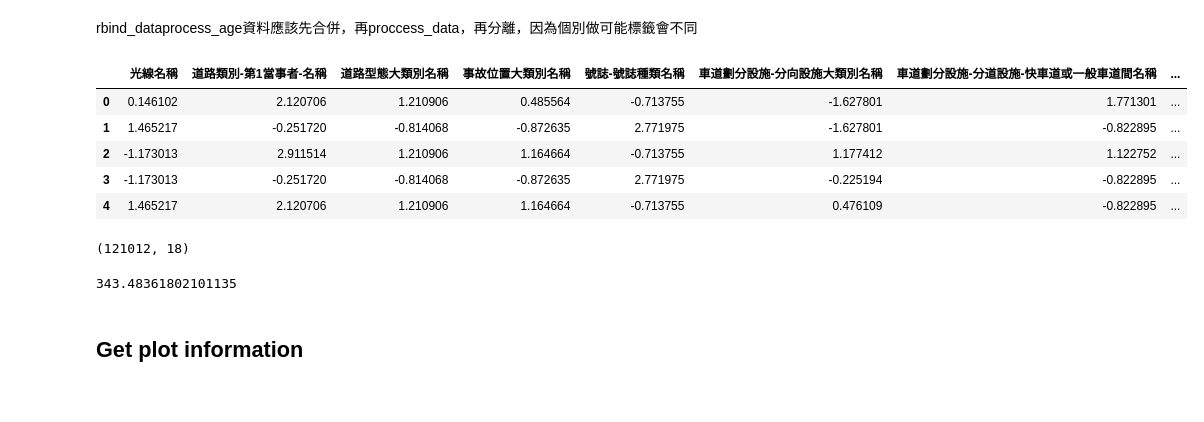
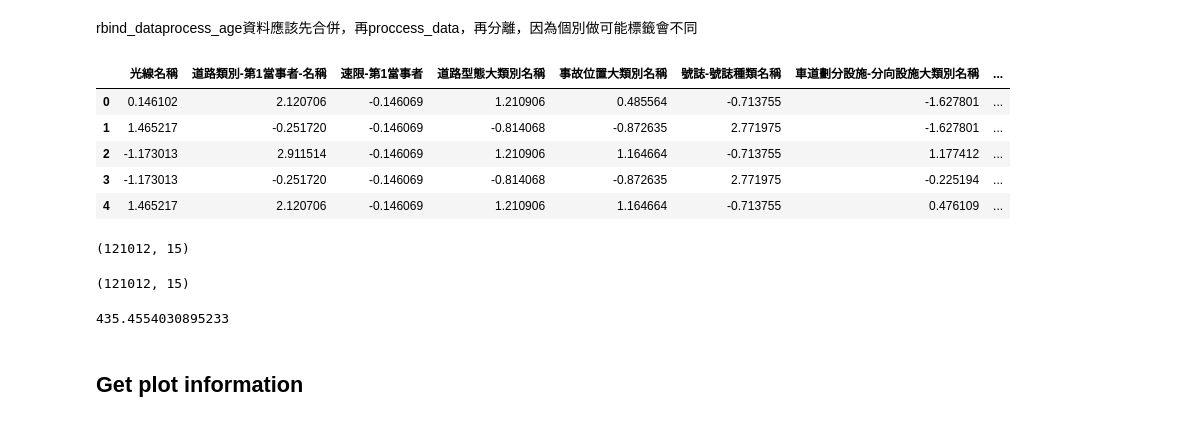
Before and after one commit to kennywang112/TrafficTDApython, a Jupyter notebook: 道路分析.ipynb, the cells around one changed output. Cells and saved outputs as stored; diff of their text form; code cells hidden in the pictures.

```diff
--- a/道路分析.ipynb
+++ b/道路分析.ipynb
@@ -50,89 +56,72 @@ def preprocess(input_data, select_lst, sample = 592):
 
 # List of columns to select
 select_lst = [
     '光線名稱',
     '道路類別-第1當事者-名稱',
-    # '速限-第1當事者', #'道路障礙-視距品質名稱', # 和速限共線
+    '速限-第1當事者', #'道路障礙-視距品質名稱', # 和速限共線
     '道路型態大類別名稱', '事故位置大類別名稱',
     # '路面狀況-路面鋪裝名稱', '路面狀況-路面缺陷名稱', '道路障礙-障礙物名稱', # 分類幾乎都是無缺陷
     '號誌-號誌種類名稱',
     '車道劃分設施-分向設施大類別名稱', '車道劃分設施-分道設施-快車道或一般車道間名稱',
     '車道劃分設施-分道設施-快慢車道間名稱', '車道劃分設施-分道設施-路面邊線名稱',
     '事故類型及型態大類別名稱',
     '死亡受傷人數',
     '經度', '緯度',
 ]
 
 dist_dfA1 = preprocess(dataA1, select_lst, sample = 592)
 dist_dfA2 = preprocess(dataA2, select_lst, sample = 20000) # 120420
 
-
 rbind_data = pd.concat([dist_dfA1[0], dist_dfA2[0]], axis=0, ignore_index=True)
 
 rbind_data.loc[rbind_data['受傷'] > 1, '受傷'] = 2
-# rbind_data['速限-第1當事者'] = rbind_data['速限-第1當事者'].apply(lambda x: 1 if x > 60 else 0)
+rbind_data['速限-第1當事者'] = rbind_data['速限-第1當事者'].apply(lambda x: 1 if x > 60 else 0)
 
 dist_df = process_data(rbind_data)
 scaler = StandardScaler()
 
 full_dist = pd.DataFrame(scaler.fit_transform(dist_df), columns = dist_df.columns)
 X1 = full_dist.drop(['受傷', '死亡', '經度', '緯度'], axis=1).to_numpy()
 
 full_dist.head()
 # %% [output]
-|  | 光線名稱 | 道路類別-第1當事者-名稱 | 道路型態大類別名稱 | 事故位置大類別名稱 | 號誌-號誌種類名稱 | 車道劃分設施-分向設施大類別名稱 | 車道劃分設施-分道設施-快車道或一般車道間名稱 | ... |
-| 0 | 0.146102 | 2.120706 | 1.210906 | 0.485564 | -0.713755 | -1.627801 | 1.771301 | ... |
-| 1 | 1.465217 | -0.251720 | -0.814068 | -0.872635 | 2.771975 | -1.627801 | -0.822895 | ... |
-| 2 | -1.173013 | 2.911514 | 1.210906 | 1.164664 | -0.713755 | 1.177412 | 1.122752 | ... |
-| 3 | -1.173013 | -0.251720 | -0.814068 | -0.872635 | 2.771975 | -0.225194 | -0.822895 | ... |
-| 4 | 1.465217 | 2.120706 | 1.210906 | 1.164664 | -0.713755 | 0.476109 | -0.822895 | ... |
+|  | 光線名稱 | 道路類別-第1當事者-名稱 | 速限-第1當事者 | 道路型態大類別名稱 | 事故位置大類別名稱 | 號誌-號誌種類名稱 | 車道劃分設施-分向設施大類別名稱 | ... |
+| 0 | 0.146102 | 2.120706 | -0.146069 | 1.210906 | 0.485564 | -0.713755 | -1.627801 | ... |
+| 1 | 1.465217 | -0.251720 | -0.146069 | -0.814068 | -0.872635 | 2.771975 | -1.627801 | ... |
+| 2 | -1.173013 | 2.911514 | -0.146069 | 1.210906 | 1.164664 | -0.713755 | 1.177412 | ... |
+| 3 | -1.173013 | -0.251720 | -0.146069 | -0.814068 | -0.872635 | 2.771975 | -0.225194 | ... |
+| 4 | 1.465217 | 2.120706 | -0.146069 | 1.210906 | 1.164664 | -0.713755 | 0.476109 | ... |
+# %%
+full_dist.shape
+# %% [output]
+(121012, 15)
 # %%
 full_dist.shape
 # %% [output]
-(121012, 18)
+(121012, 15)
 # %%
 # 最佳模型
-# start_time = time.time()
+start_time = time.time()
 
-# lens1 = PCA(10).fit_transform(X1)
+lens1 = PCA(10).fit_transform(X1)
 
-# mapper_algo1 = MapperAlgorithm(
-#     cover = CubicalCover(
-#         n_intervals = 4,
-#         overlap_frac = 0.4
-#     ),
-#     clustering = FailSafeClustering(
-#         clustering = AgglomerativeClustering(3, linkage='ward'),
-#         verbose = False)
-# )
+mapper_algo1 = MapperAlgorithm(
+    cover = CubicalCover(
+        n_intervals = 4,
+        overlap_frac = 0.4
+    ),
+    clustering = FailSafeClustering(
+        clustering = AgglomerativeClustering(3, linkage='ward'),
+        verbose = False)
+)
 
-# mapper_graph1 = mapper_algo1.fit_transform(X1, lens1)
+mapper_graph1 = mapper_algo1.fit_transform(X1, lens1)
 
-# end_time = time.time()
-# elapsed_time = end_time - start_time
-# print(elapsed_time)
+end_time = time.time()
+elapsed_time = end_time - start_time
+print(elapsed_time)
+# %% [output]
+435.4554030895233
-# %%
-start_time = time.time()
-
-lens1 = PCA(10).fit_transform(X1)
-
-mapper_algo1 = MapperAlgorithm(
-    cover = CubicalCover(
-        n_intervals = 4,
-        overlap_frac = 0.35
-    ),
-    clustering = FailSafeClustering(
-        clustering = AgglomerativeClustering(2, linkage='ward'),
-        verbose = False)
-)
-
-mapper_graph1 = mapper_algo1.fit_transform(X1, lens1)
-
-end_time = time.time()
-elapsed_time = end_time - start_time
-print(elapsed_time)
-# %% [output]
-343.48361802101135
 # %%
 # # 道路型態大類別名稱
 # mapper_plot1 = MapperLayoutInteractive(
```
Also changed, not shown: parts of 6 cells of this notebook, 4 other files.
